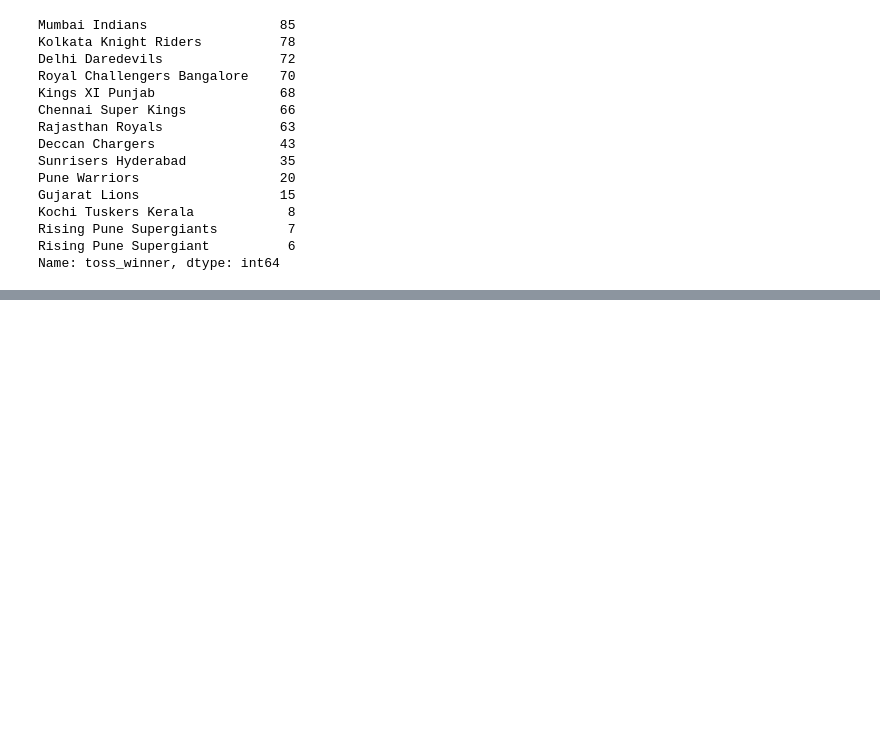
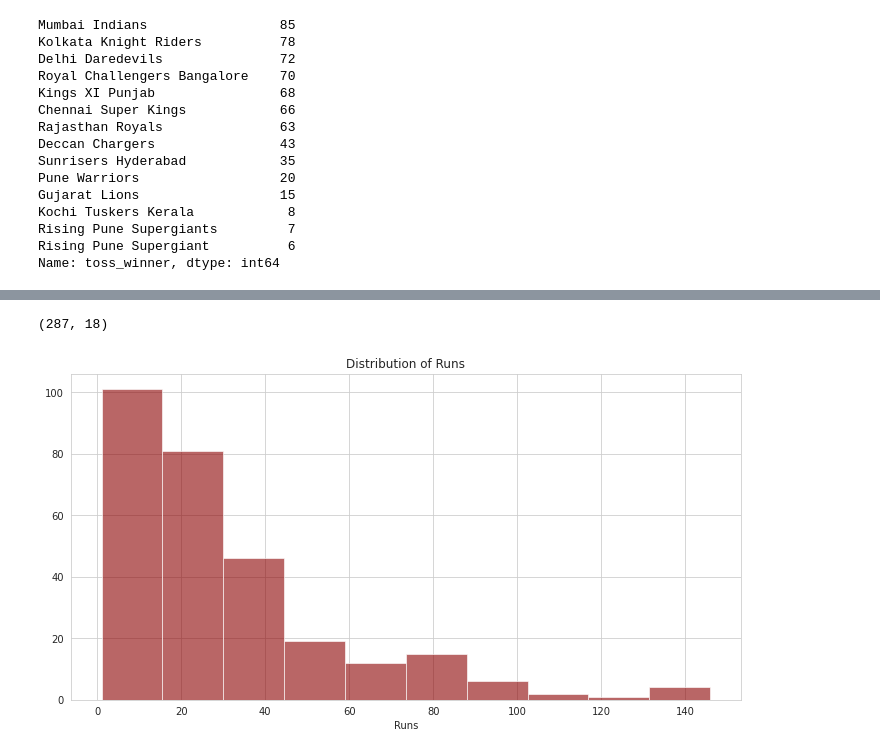
Before and after one commit to shubham-hub/EDA-of-IPL, a Jupyter notebook: EDA_of_IPL_dataset.ipynb, the cells around one changed output, grey strips where cells are left out. Drawn from its saved outputs; the diff is of its cells as text; code cells hidden in the pictures; blank space fills up the shorter version.

```diff
--- a/EDA_of_IPL_dataset.ipynb
+++ b/EDA_of_IPL_dataset.ipynb
@@ -148,4 +149,4 @@ Rising Pune Supergiants         7
 Rising Pune Supergiant          6
 Name: toss_winner, dtype: int64
 # %%
-ipl[ipl['win_by_runs']!=0]
+batting_first=ipl[ipl['win_by_runs']!=0]
@@ -165,0 +153,12 @@ ipl[ipl['win_by_runs']!=0]
+# %%
+batting_first.shape
+# %% [output]
+(287, 18)
+# %%
+plt.figure(figsize=(12,6))
+batting_first['win_by_runs'].hist(bins=10,color='darkred',alpha=0.6)
+plt.title('Distribution of Runs')
+plt.xlabel('Runs')
+plt.show()
+# %% [output]
+[figure, added]
```
Also changed, not shown: parts of 16 cells of this notebook.
